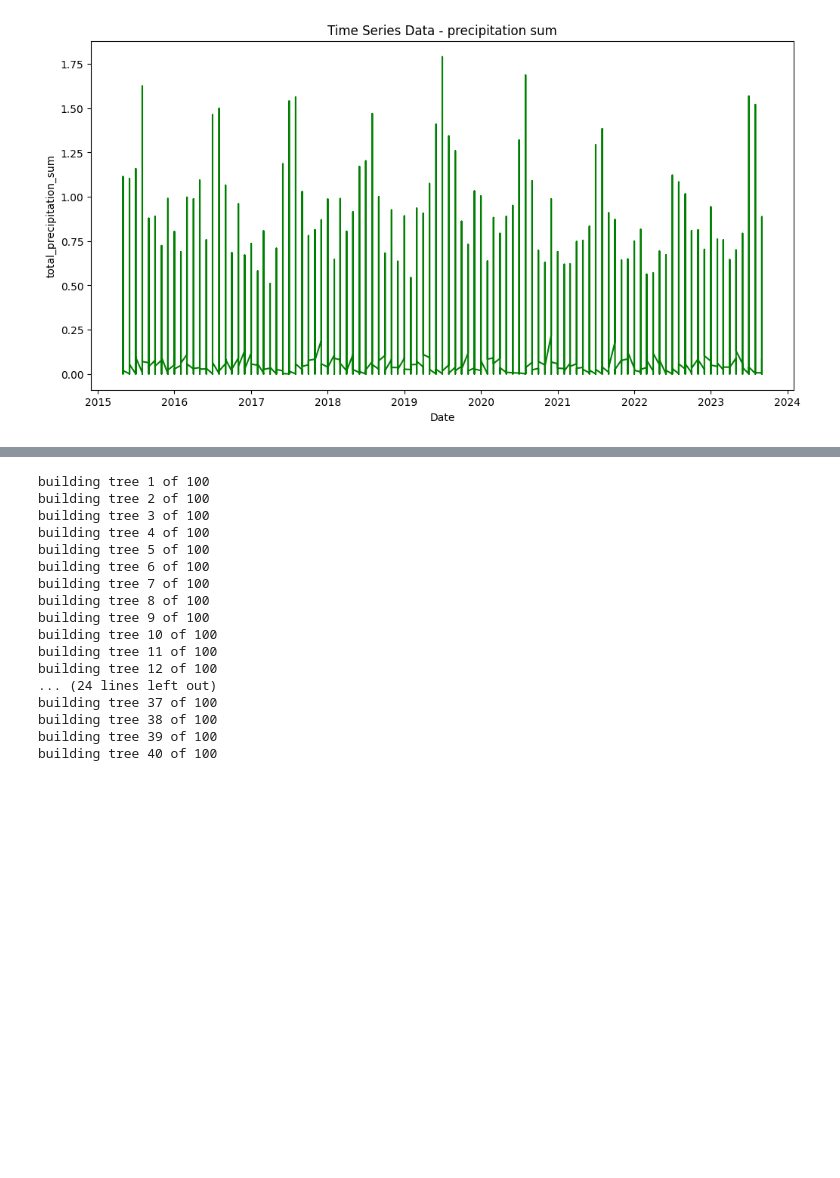
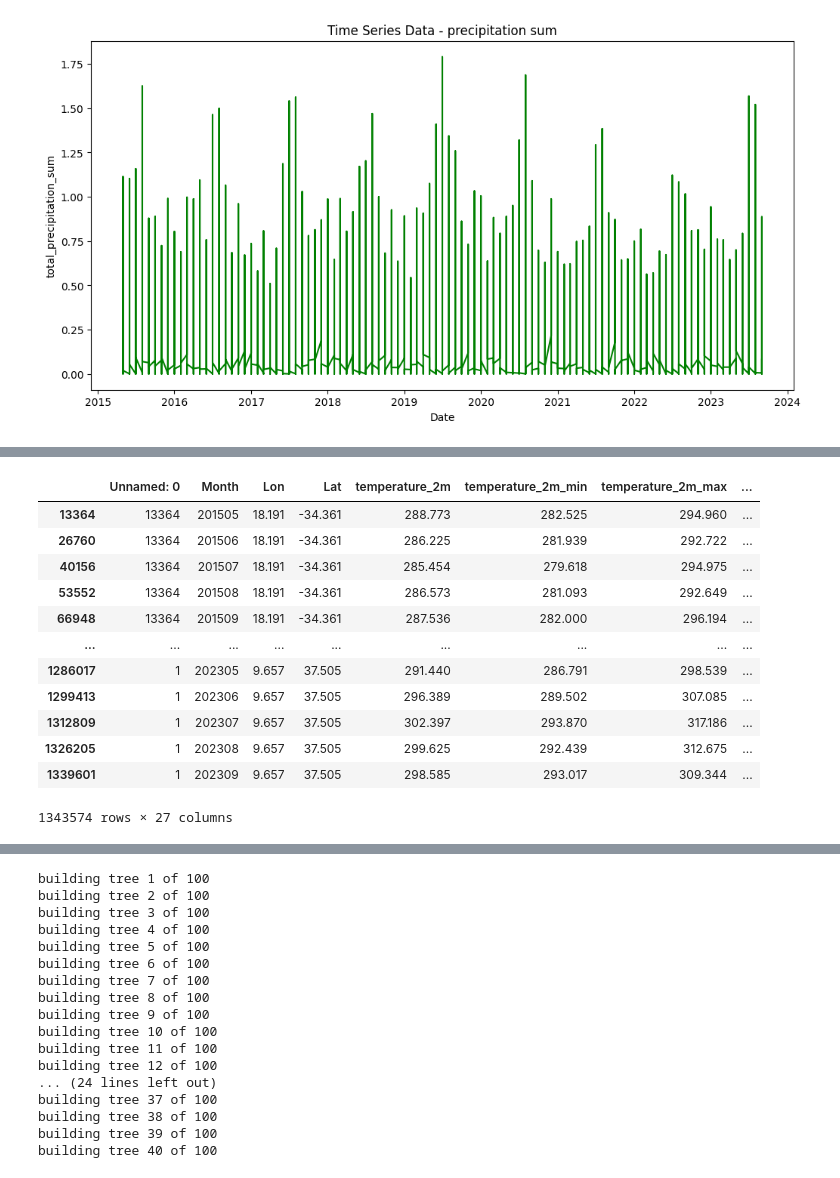
Before and after one commit to RoyZhaoGA/DroughtForecastAI, a Jupyter notebook: DroughtPrediction.ipynb, the cells around one changed output, grey strips where cells are left out. Drawn from its saved outputs; the diff is of its cells as text; code cells hidden in the pictures; blank space fills up the shorter version.

```diff
--- a/DroughtPrediction.ipynb
+++ b/DroughtPrediction.ipynb
@@ -219,3 +219,23 @@ Index(['Unnamed: 0', 'Month', 'Lat', 'Lon', 'temperature_2m',
        'EVI', 'next_month_tempreature', 'next_month_precipitation', 'spei01',
        'spei03', 'datetime', 'year', 'month2'],
       dtype='object')
+# %%
+dataset.sort_values(by=['Lat', 'Lon', 'Month'], inplace=True)
+# %%
+dataset['next_month_soil_moisture_am'] = dataset.groupby(['Lat', 'Lon'])['soil_moisture_am'].shift(-1)
+# %%
+dataset
+# %% [output]
+|  | Unnamed: 0 | Month | Lon | Lat | temperature_2m | temperature_2m_min | temperature_2m_max | ... |
+| 13364 | 13364 | 201505 | 18.191 | -34.361 | 288.773 | 282.525 | 294.960 | ... |
+| 26760 | 13364 | 201506 | 18.191 | -34.361 | 286.225 | 281.939 | 292.722 | ... |
+| 40156 | 13364 | 201507 | 18.191 | -34.361 | 285.454 | 279.618 | 294.975 | ... |
+| 53552 | 13364 | 201508 | 18.191 | -34.361 | 286.573 | 281.093 | 292.649 | ... |
+| 66948 | 13364 | 201509 | 18.191 | -34.361 | 287.536 | 282.000 | 296.194 | ... |
+| ... | ... | ... | ... | ... | ... | ... | ... | ... |
+| 1286017 | 1 | 202305 | 9.657 | 37.505 | 291.440 | 286.791 | 298.539 | ... |
+| 1299413 | 1 | 202306 | 9.657 | 37.505 | 296.389 | 289.502 | 307.085 | ... |
+| 1312809 | 1 | 202307 | 9.657 | 37.505 | 302.397 | 293.870 | 317.186 | ... |
+| 1326205 | 1 | 202308 | 9.657 | 37.505 | 299.625 | 292.439 | 312.675 | ... |
+| 1339601 | 1 | 202309 | 9.657 | 37.505 | 298.585 | 293.017 | 309.344 | ... |
+1343574 rows × 27 columns
```
Also changed, not shown: parts of 18 cells of this notebook.
